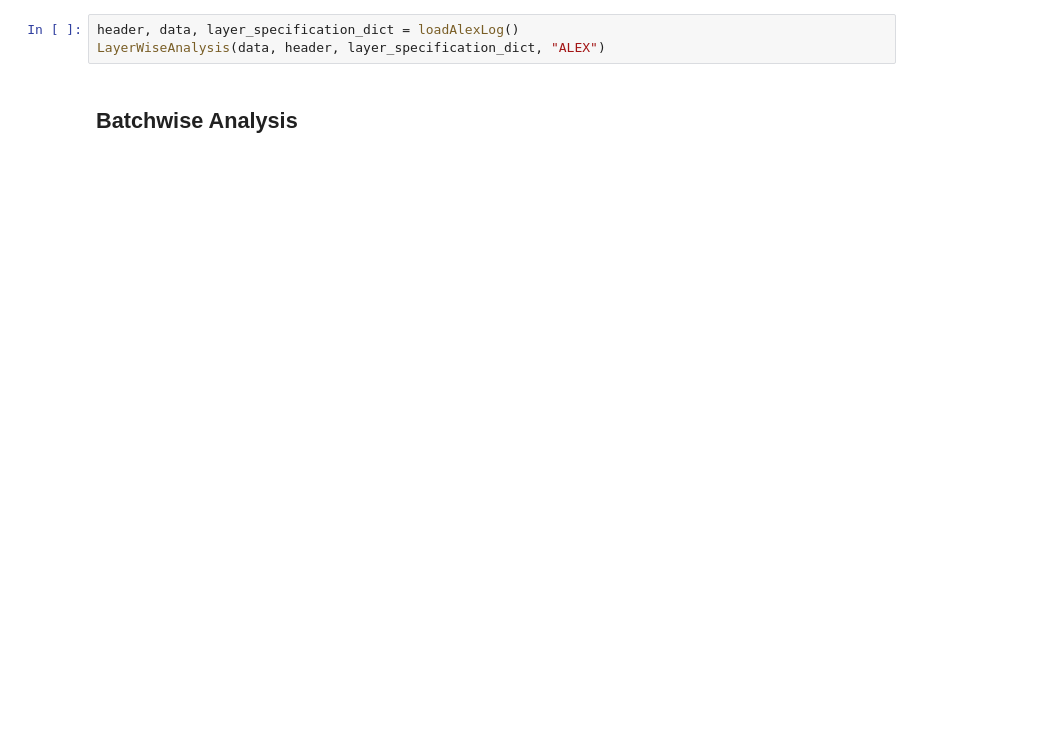
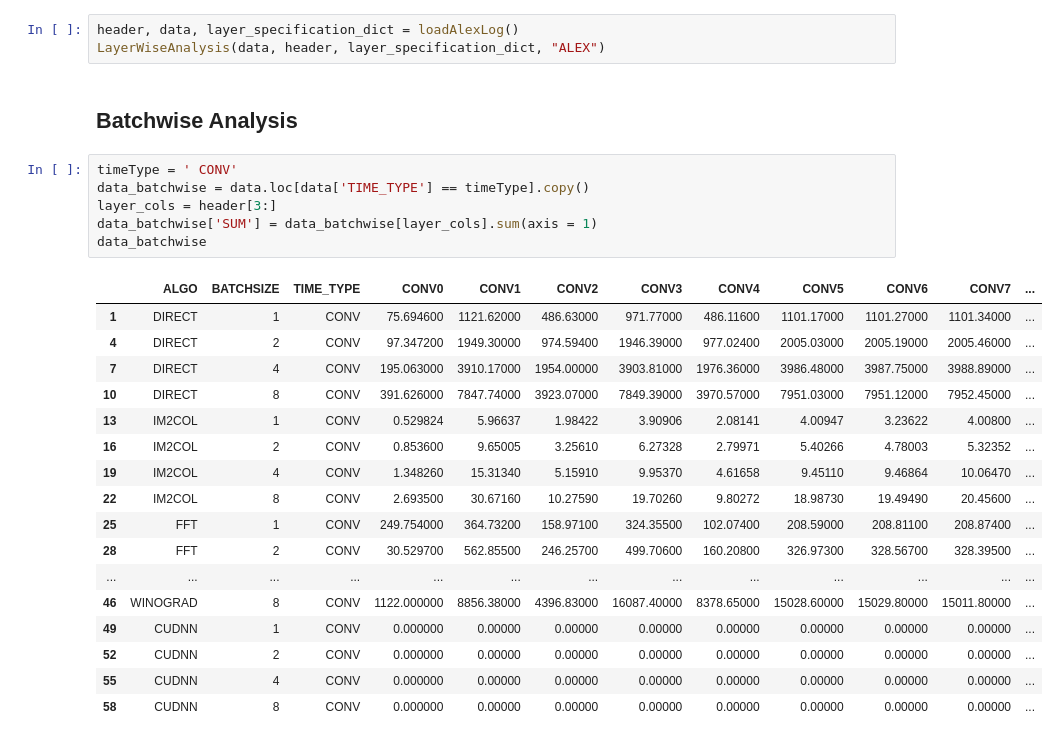
Before and after one commit to prajwal1210/HP3-CNN-Inferencing, a Jupyter notebook: profiling/analyzer.ipynb, the cells around one changed output. Drawn from its saved outputs; the diff is of its cells as text; blank space fills up the shorter version.

```diff
--- a/profiling/analyzer.ipynb
+++ b/profiling/analyzer.ipynb
@@ -136,3 +136,27 @@ header, data, layer_specification_dict = loadAlexLog()
 LayerWiseAnalysis(data, header, layer_specification_dict, "ALEX")
 # %% [markdown]
 ## Batchwise Analysis
+# %%
+timeType = ' CONV'
+data_batchwise = data.loc[data['TIME_TYPE'] == timeType].copy()
+layer_cols = header[3:]
+data_batchwise['SUM'] = data_batchwise[layer_cols].sum(axis = 1)
+data_batchwise
+# %% [output]
+|  | ALGO | BATCHSIZE | TIME_TYPE | CONV0 | CONV1 | CONV2 | CONV3 | CONV4 | CONV5 | CONV6 | CONV7 | ... |
+| 1 | DIRECT | 1 | CONV | 75.694600 | 1121.62000 | 486.63000 | 971.77000 | 486.11600 | 1101.17000 | 1101.27000 | 1101.34000 | ... |
+| 4 | DIRECT | 2 | CONV | 97.347200 | 1949.30000 | 974.59400 | 1946.39000 | 977.02400 | 2005.03000 | 2005.19000 | 2005.46000 | ... |
+| 7 | DIRECT | 4 | CONV | 195.063000 | 3910.17000 | 1954.00000 | 3903.81000 | 1976.36000 | 3986.48000 | 3987.75000 | 3988.89000 | ... |
+| 10 | DIRECT | 8 | CONV | 391.626000 | 7847.74000 | 3923.07000 | 7849.39000 | 3970.57000 | 7951.03000 | 7951.12000 | 7952.45000 | ... |
+| 13 | IM2COL | 1 | CONV | 0.529824 | 5.96637 | 1.98422 | 3.90906 | 2.08141 | 4.00947 | 3.23622 | 4.00800 | ... |
+| 16 | IM2COL | 2 | CONV | 0.853600 | 9.65005 | 3.25610 | 6.27328 | 2.79971 | 5.40266 | 4.78003 | 5.32352 | ... |
+| 19 | IM2COL | 4 | CONV | 1.348260 | 15.31340 | 5.15910 | 9.95370 | 4.61658 | 9.45110 | 9.46864 | 10.06470 | ... |
+| 22 | IM2COL | 8 | CONV | 2.693500 | 30.67160 | 10.27590 | 19.70260 | 9.80272 | 18.98730 | 19.49490 | 20.45600 | ... |
+| 25 | FFT | 1 | CONV | 249.754000 | 364.73200 | 158.97100 | 324.35500 | 102.07400 | 208.59000 | 208.81100 | 208.87400 | ... |
+| 28 | FFT | 2 | CONV | 30.529700 | 562.85500 | 246.25700 | 499.70600 | 160.20800 | 326.97300 | 328.56700 | 328.39500 | ... |
+| ... | ... | ... | ... | ... | ... | ... | ... | ... | ... | ... | ... | ... |
+| 46 | WINOGRAD | 8 | CONV | 1122.000000 | 8856.38000 | 4396.83000 | 16087.40000 | 8378.65000 | 15028.60000 | 15029.80000 | 15011.80000 | ... |
+| 49 | CUDNN | 1 | CONV | 0.000000 | 0.00000 | 0.00000 | 0.00000 | 0.00000 | 0.00000 | 0.00000 | 0.00000 | ... |
+| 52 | CUDNN | 2 | CONV | 0.000000 | 0.00000 | 0.00000 | 0.00000 | 0.00000 | 0.00000 | 0.00000 | 0.00000 | ... |
+| 55 | CUDNN | 4 | CONV | 0.000000 | 0.00000 | 0.00000 | 0.00000 | 0.00000 | 0.00000 | 0.00000 | 0.00000 | ... |
+| 58 | CUDNN | 8 | CONV | 0.000000 | 0.00000 | 0.00000 | 0.00000 | 0.00000 | 0.00000 | 0.00000 | 0.00000 | ... |
```
Also changed, not shown: parts of 3 cells of this notebook, 3 other files.
